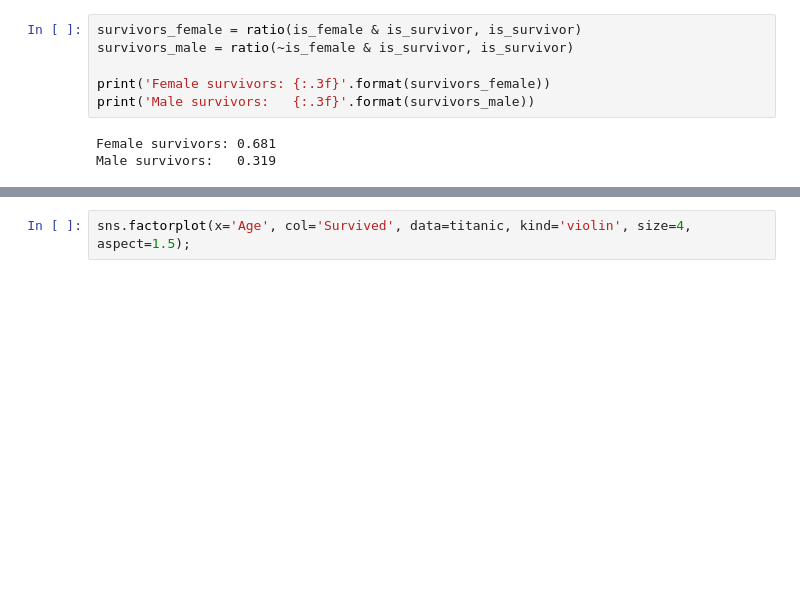
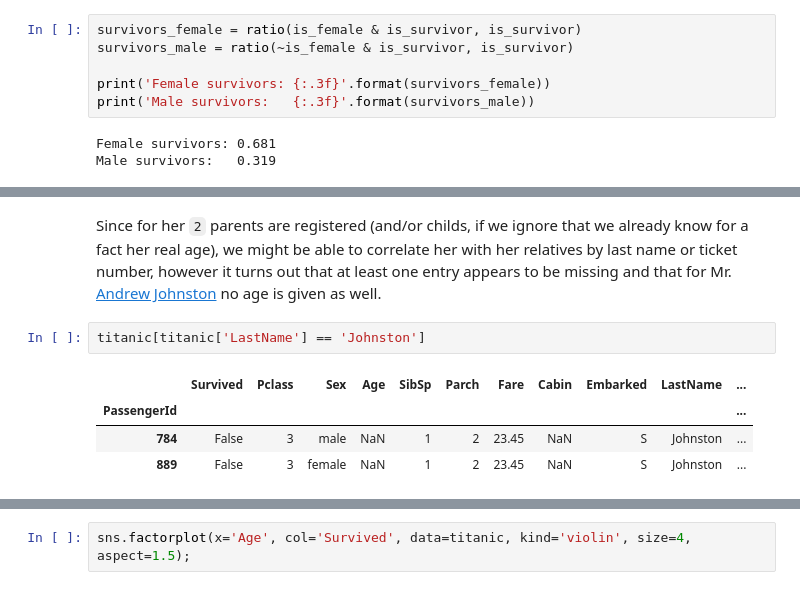
Before and after one commit to sunsided/DAND-Titanic, a Jupyter notebook: titanic.ipynb, the cells around one changed output, grey strips where cells are left out. Saved outputs shown, nothing was run; the diff lists cells and outputs as text; blank space fills up the shorter version.

```diff
--- a/titanic.ipynb
+++ b/titanic.ipynb
@@ -674,0 +694,9 @@ When we look at the age distribution of the survivors compared to the non-surviv
+# %% [markdown]
+Since for her `2` parents are registered (and/or childs, if we ignore that we already know for a fact her real age), we might be able to correlate her with her relatives by last name or ticket number, however it turns out that at least one entry appears to be missing and that for Mr. [Andrew Johnston](https://www.encyclopedia-titanica.org/titanic-victim/andrew-emslie-johnston.html) no age is given as well.
+# %%
+titanic[titanic['LastName'] == 'Johnston']
+# %% [output]
+|  | Survived | Pclass | Sex | Age | SibSp | Parch | Fare | Cabin | Embarked | LastName | ... |
+| PassengerId |  |  |  |  |  |  |  |  |  |  | ... |
+| 784 | False | 3 | male | NaN | 1 | 2 | 23.45 | NaN | S | Johnston | ... |
+| 889 | False | 3 | female | NaN | 1 | 2 | 23.45 | NaN | S | Johnston | ... |
```
Also changed, not shown: parts of 18 cells of this notebook, 1 other file.
